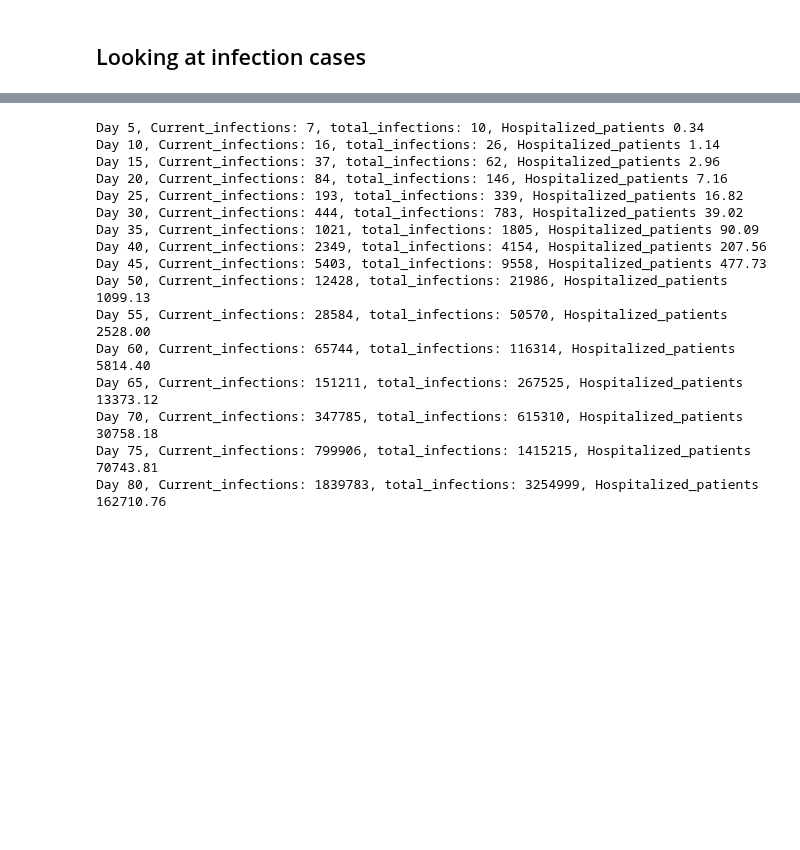
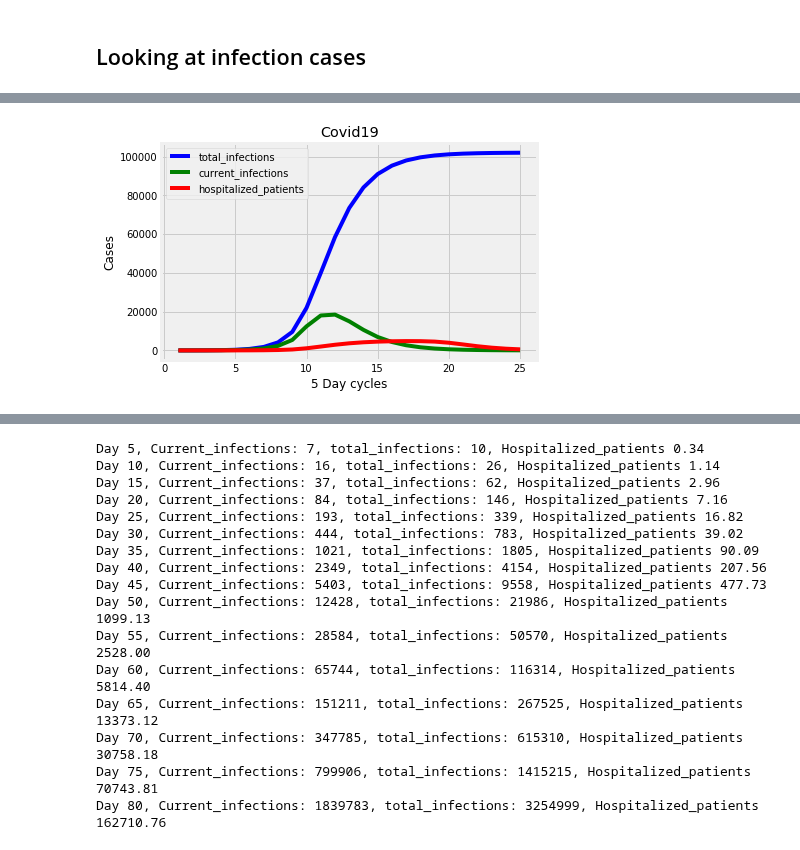
Before and after one commit to C5ipo7i/Jupyter_notebooks, a Jupyter notebook: Covid19.ipynb, the cells around one changed output, grey strips where cells are left out. Saved outputs shown, nothing was run; the diff lists cells and outputs as text; code cells hidden in the pictures; blank space fills up the shorter version.

```diff
--- a/Covid19.ipynb
+++ b/Covid19.ipynb
@@ -147,0 +188,21 @@ USA currently
+# %%
+population = 3
+R0 = 2.3
+asymptomatic_period = 5
+hospitalization_rate = 0.05
+inflection_point = 10 # of cycles since to Jan 24 to March 16
+R0_reduction = 0.4
+base_R0 = 0.6
+params = {'population':population,
+         'R0':R0,
+         'asymptomatic_period':asymptomatic_period,
+         'hospitalization_rate':hospitalization_rate,
+         'inflection_point':inflection_point,
+         'R0_reduction':R0_reduction,
+         'base_R0':base_R0
+         }
+curveGenerator = gen_infection_scurve(params)
+# %%
+scurve_data = []
+for _ in range(25):
+    scurve_data.append(next(curveGenerator))
@@ -147,0 +227,23 @@ USA currently
+# %%
+days,current_infections,total_infections,hospitalized_patients,R0s = [],[],[],[],[]
+for point in scurve_data:
+    day,current_infection,total_infection,hospitalized_patient,R0 = point
+    days.append(day)
+    current_infections.append(current_infection)
+    total_infections.append(total_infection)
+    hospitalized_patients.append(hospitalized_patient)
+    R0s.append(R0)
+
+values = [total_infections,current_infections,hospitalized_patients,R0s,days]
+labels = ['total_infections','current_infections','hospitalized_patients','R0s','days']
+colors = ['b','g','r','c','m','y','lightblue','lightgreen','gray','teal']
+for i,x in enumerate(values[:-2]):
+    epochs = range(1,len(x)+1)
+    plt.plot(epochs,x,colors[i],label=f"{labels[i]}")
+    plt.title('Covid19')
+    plt.xlabel('5 Day cycles')
+    plt.ylabel('Cases')
+    plt.legend()
+plt.show()
+# %% [output]
+[figure, added]
```
Also changed, not shown: parts of 10 cells of this notebook.
